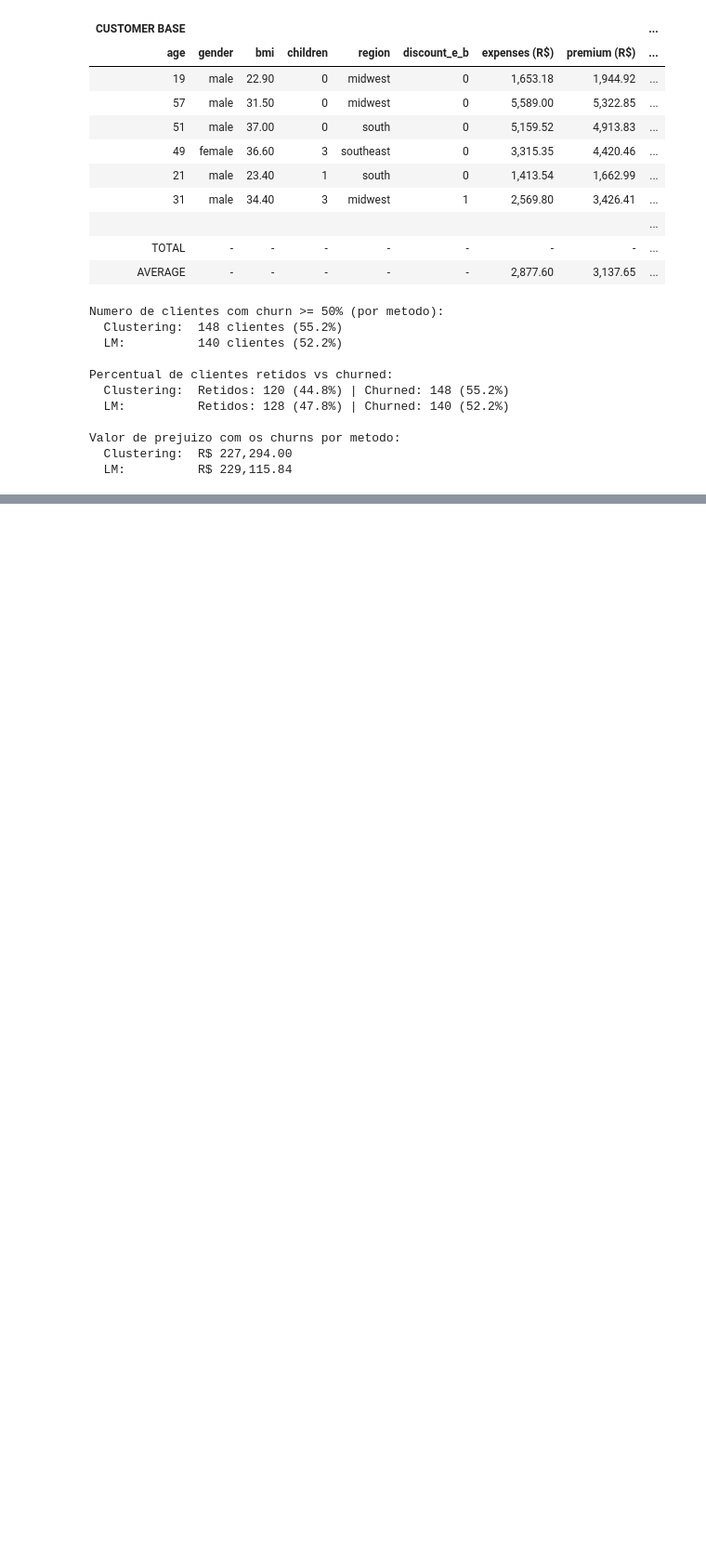
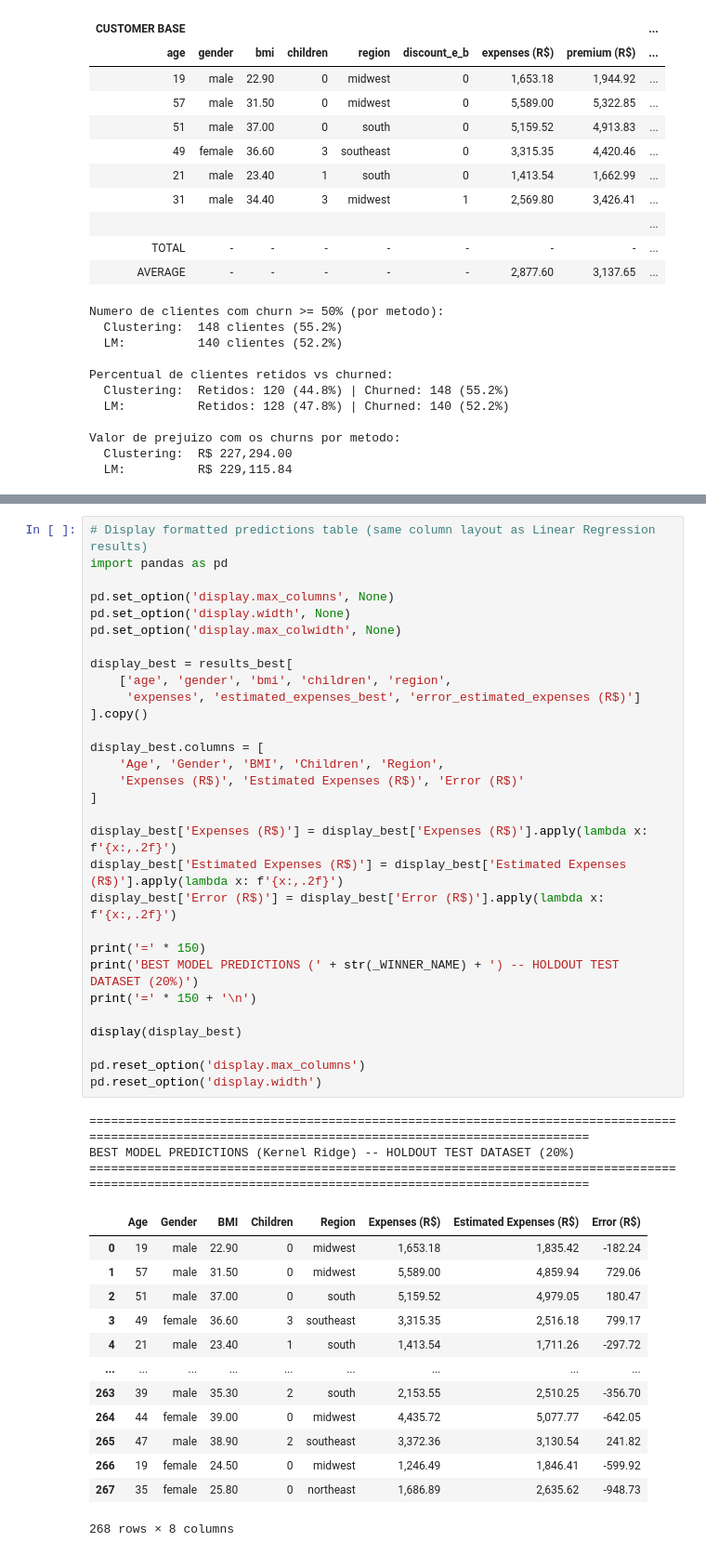
Before and after one commit to renancaetan0/prediction_methods_health_insurance, a Jupyter notebook: notebooks/prediction_methods_health_insurance.ipynb, the cells around one changed output, grey strips where cells are left out. Shown at 93% size. Cells and saved outputs as stored; diff of their text form; blank space fills up the shorter version.

```diff
--- a/notebooks/prediction_methods_health_insurance.ipynb
+++ b/notebooks/prediction_methods_health_insurance.ipynb
@@ -4261,0 +5345,47 @@ The analysis showed that applying these pricing models to **existing customers**
+# %%
+# Display formatted predictions table (same column layout as Linear Regression results)
+import pandas as pd
+
+pd.set_option('display.max_columns', None)
+pd.set_option('display.width', None)
+pd.set_option('display.max_colwidth', None)
+
+display_best = results_best[
+    ['age', 'gender', 'bmi', 'children', 'region',
+     'expenses', 'estimated_expenses_best', 'error_estimated_expenses (R$)']
+].copy()
+
+display_best.columns = [
+    'Age', 'Gender', 'BMI', 'Children', 'Region',
+    'Expenses (R$)', 'Estimated Expenses (R$)', 'Error (R$)'
+]
+
+display_best['Expenses (R$)'] = display_best['Expenses (R$)'].apply(lambda x: f'{x:,.2f}')
+display_best['Estimated Expenses (R$)'] = display_best['Estimated Expenses (R$)'].apply(lambda x: f'{x:,.2f}')
+display_best['Error (R$)'] = display_best['Error (R$)'].apply(lambda x: f'{x:,.2f}')
+
+print('=' * 150)
+print('BEST MODEL PREDICTIONS (' + str(_WINNER_NAME) + ') -- HOLDOUT TEST DATASET (20%)')
+print('=' * 150 + '\n')
+
+display(display_best)
+
+pd.reset_option('display.max_columns')
+pd.reset_option('display.width')
+# %% [output]
+======================================================================================================================================================
+BEST MODEL PREDICTIONS (Kernel Ridge) -- HOLDOUT TEST DATASET (20%)
+======================================================================================================================================================
+|  | Age | Gender | BMI | Children | Region | Expenses (R$) | Estimated Expenses (R$) | Error (R$) |
+| 0 | 19 | male | 22.90 | 0 | midwest | 1,653.18 | 1,835.42 | -182.24 |
+| 1 | 57 | male | 31.50 | 0 | midwest | 5,589.00 | 4,859.94 | 729.06 |
+| 2 | 51 | male | 37.00 | 0 | south | 5,159.52 | 4,979.05 | 180.47 |
+| 3 | 49 | female | 36.60 | 3 | southeast | 3,315.35 | 2,516.18 | 799.17 |
+| 4 | 21 | male | 23.40 | 1 | south | 1,413.54 | 1,711.26 | -297.72 |
+| ... | ... | ... | ... | ... | ... | ... | ... | ... |
+| 263 | 39 | male | 35.30 | 2 | south | 2,153.55 | 2,510.25 | -356.70 |
+| 264 | 44 | female | 39.00 | 0 | midwest | 4,435.72 | 5,077.77 | -642.05 |
+| 265 | 47 | male | 38.90 | 2 | southeast | 3,372.36 | 3,130.54 | 241.82 |
+| 266 | 19 | female | 24.50 | 0 | midwest | 1,246.49 | 1,846.41 | -599.92 |
+| 267 | 35 | female | 25.80 | 0 | northeast | 1,686.89 | 2,635.62 | -948.73 |
+268 rows × 8 columns
```
Also changed, not shown: parts of 24 cells of this notebook.
